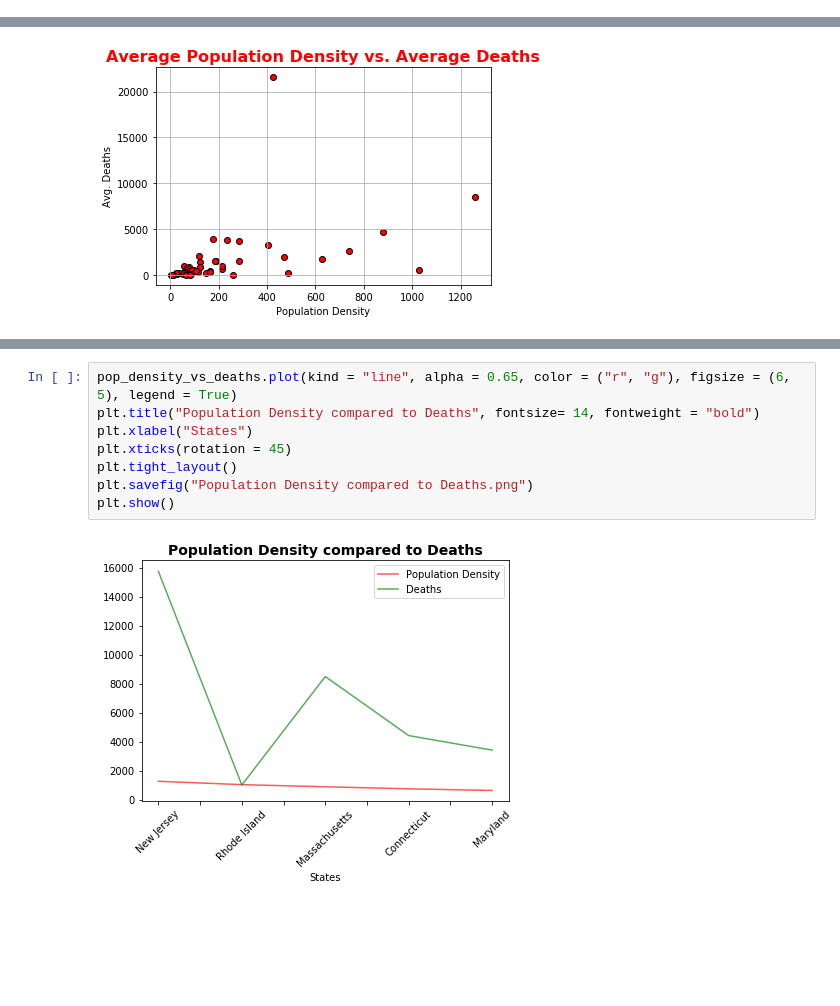
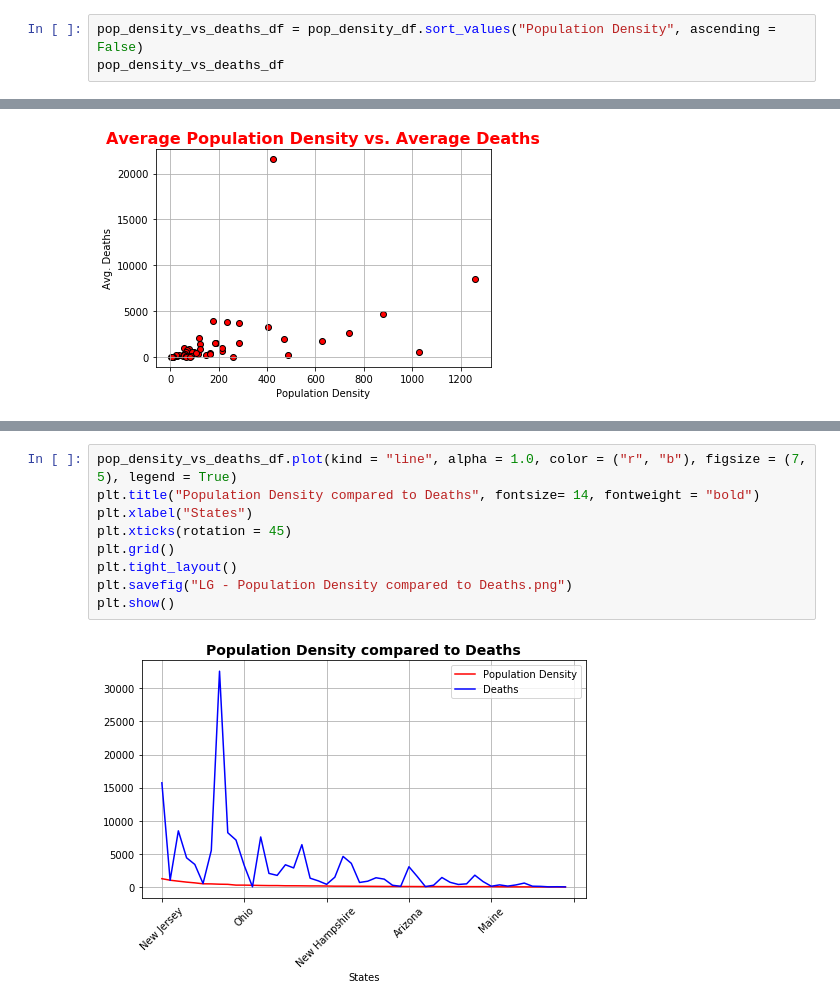
Before and after one commit to phantomsoul1/python-covid-challenge, a Jupyter notebook: JupyterNotebooks/Jake/Deaths_By_Pop_Density.ipynb, the cells around one changed output, grey strips where cells are left out. Saved outputs shown, nothing was run; the diff lists cells and outputs as text; blank space fills up the shorter version.

```diff
--- a/JupyterNotebooks/Jake/Deaths_By_Pop_Density.ipynb
+++ b/JupyterNotebooks/Jake/Deaths_By_Pop_Density.ipynb
@@ -88,3 +88,6 @@ pop_density_vs_deaths
 | Massachusetts | 880.152360 | 8484 |
 | Connecticut | 739.092300 | 4410 |
 | Maryland | 627.327655 | 3409 |
+# %%
+pop_density_vs_deaths_df = pop_density_df.sort_values("Population Density", ascending = False)
+pop_density_vs_deaths_df
@@ -185,10 +230,11 @@ plt.show()
 # %%
-pop_density_vs_deaths.plot(kind = "line", alpha = 0.65, color = ("r", "g"), figsize = (6, 5), legend = True)
+pop_density_vs_deaths_df.plot(kind = "line", alpha = 1.0, color = ("r", "b"), figsize = (7, 5), legend = True)
 plt.title("Population Density compared to Deaths", fontsize= 14, fontweight = "bold")
 plt.xlabel("States")
 plt.xticks(rotation = 45)
+plt.grid()
 plt.tight_layout()
-plt.savefig("Population Density compared to Deaths.png")
+plt.savefig("LG - Population Density compared to Deaths.png")
 plt.show()
 # %% [output]
-[figure, old version]
+[figure, new version]
```
Also changed, not shown: parts of 7 cells of this notebook, 6 other files.
